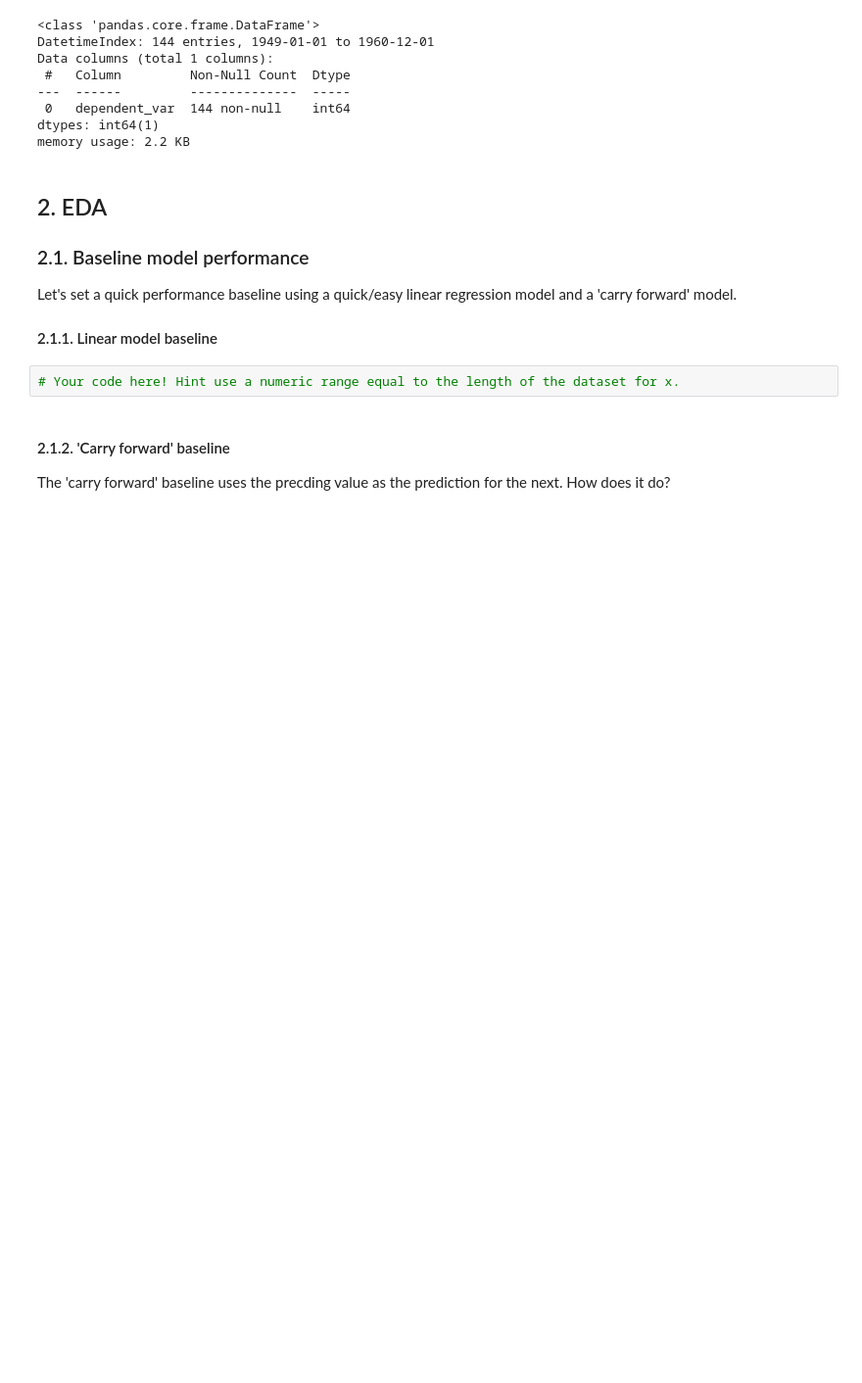
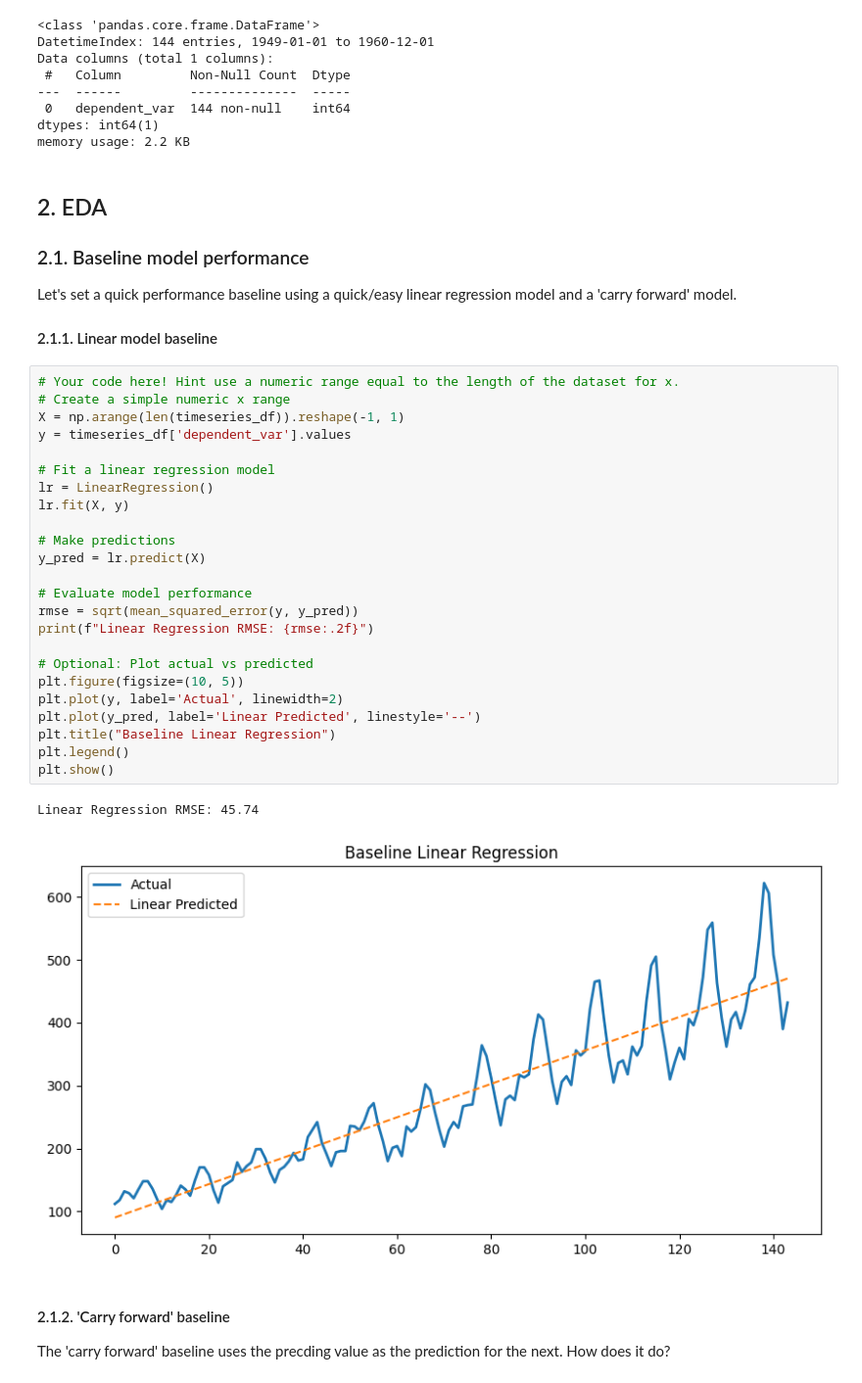
Before and after one commit to 4GeeksAcademy/Jack-Porter-time-series-project, a Jupyter notebook: notebooks/mvp.ipynb, the cells around one changed output. Shown at 98% size. Saved outputs shown, nothing was run; the diff lists cells and outputs as text; blank space fills up the shorter version.

```diff
--- a/notebooks/mvp.ipynb
+++ b/notebooks/mvp.ipynb
@@ -76,8 +76,33 @@ memory usage: 2.2 KB
 Let's set a quick performance baseline using a quick/easy linear regression model and a 'carry forward' model.
 
 #### 2.1.1. Linear model baseline
-# %%
-# Your code here! Hint use a numeric range equal to the length of the dataset for x.
+# %%
+# Your code here! Hint use a numeric range equal to the length of the dataset for x.
+# Create a simple numeric x range
+X = np.arange(len(timeseries_df)).reshape(-1, 1)
+y = timeseries_df['dependent_var'].values
+
+# Fit a linear regression model
+lr = LinearRegression()
+lr.fit(X, y)
+
+# Make predictions
+y_pred = lr.predict(X)
+
+# Evaluate model performance
+rmse = sqrt(mean_squared_error(y, y_pred))
+print(f"Linear Regression RMSE: {rmse:.2f}")
+
+# Optional: Plot actual vs predicted
+plt.figure(figsize=(10, 5))
+plt.plot(y, label='Actual', linewidth=2)
+plt.plot(y_pred, label='Linear Predicted', linestyle='--')
+plt.title("Baseline Linear Regression")
+plt.legend()
+plt.show()
+# %% [output]
+Linear Regression RMSE: 45.74
+[figure, added]
 # %% [markdown]
 #### 2.1.2. 'Carry forward' baseline
 
```
Also changed, not shown: parts of 2 cells of this notebook.
